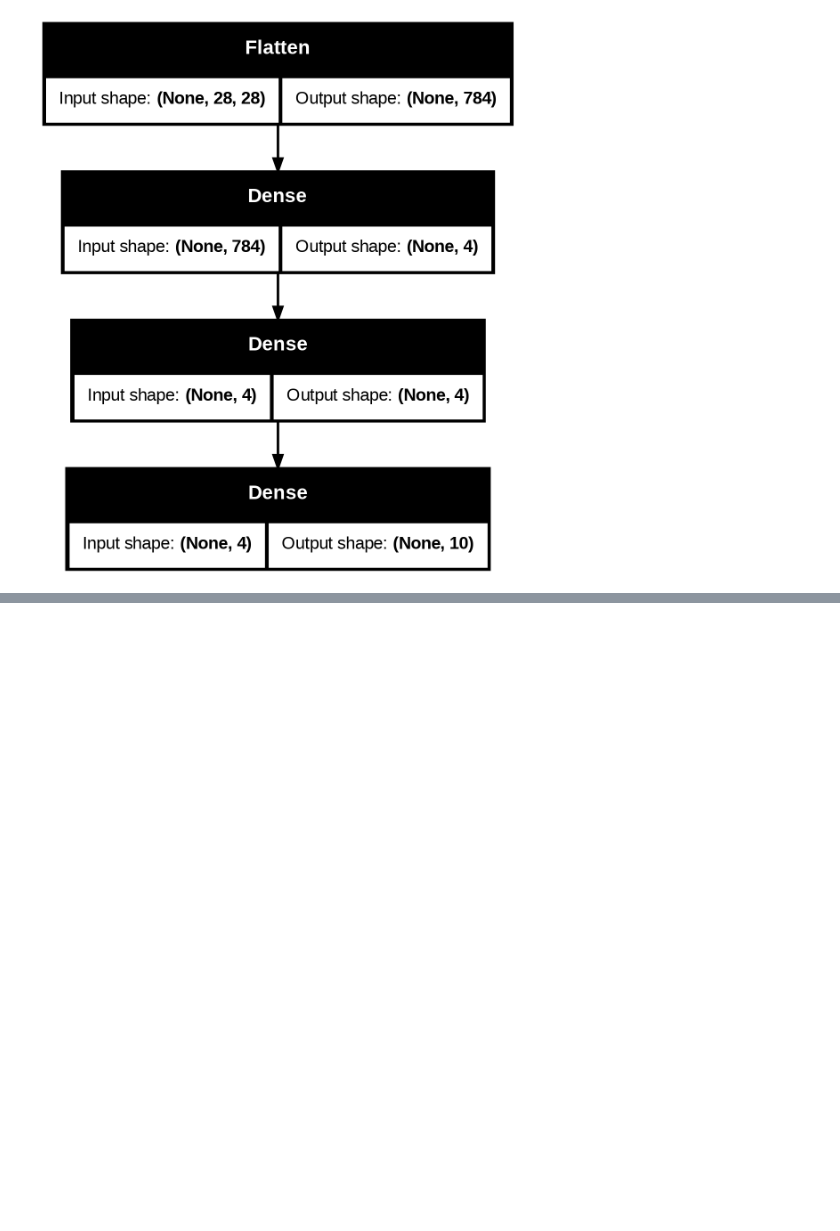
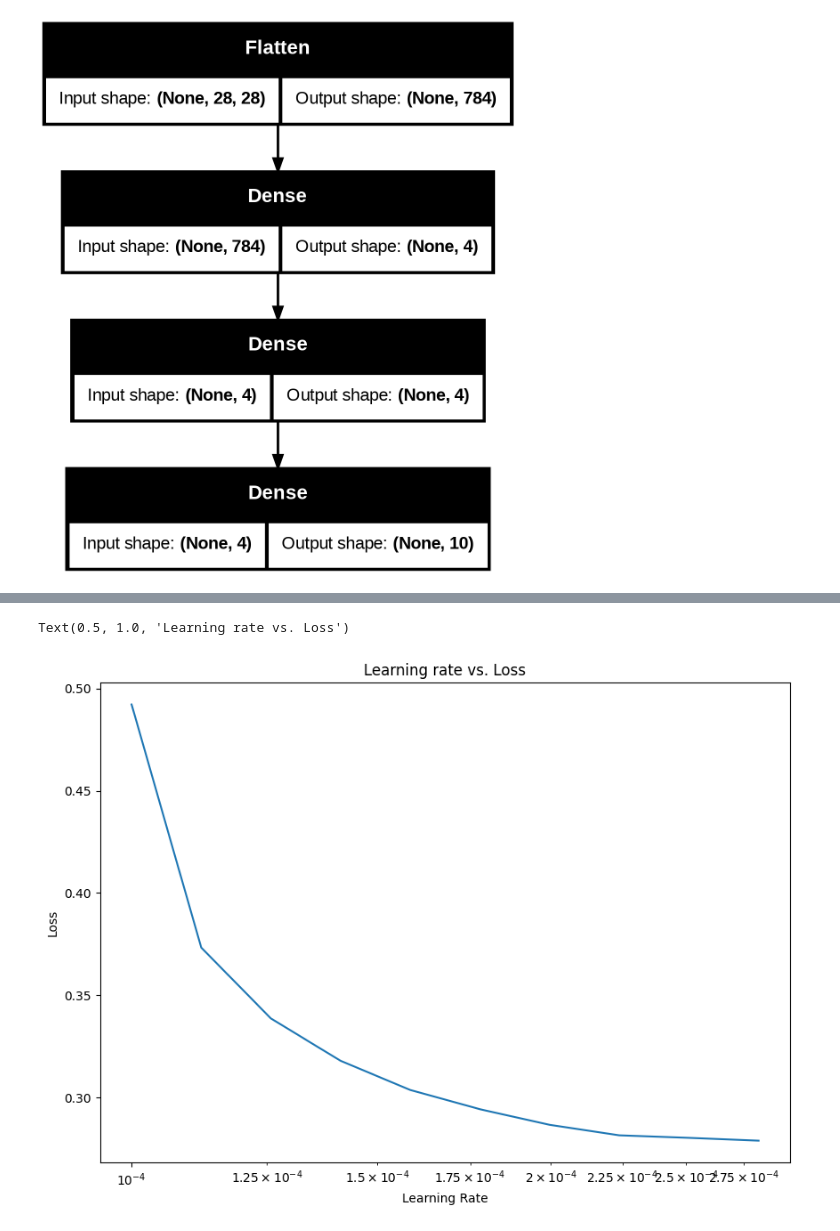
Before and after one commit to mehmetzorlu/tensowflow_bootcamp, a Jupyter notebook: 02_neural_network_classification.ipynb, the cells around one changed output, grey strips where cells are left out. Saved outputs shown, nothing was run; the diff lists cells and outputs as text; code cells hidden in the pictures; blank space fills up the shorter version.

```diff
--- a/02_neural_network_classification.ipynb
+++ b/02_neural_network_classification.ipynb
@@ -1691,0 +1842,4 @@ plot_model(model_14, show_shapes=True)
+# %%
+# Normalize the data
+train_data_norm = train_data / 255.
+test_data_norm = test_data / 255.
@@ -1691,0 +1854,25 @@ plot_model(model_14, show_shapes=True)
+# %%
+# Set the random seed
+tf.random.set_seed(42)
+
+# Create the model
+model_17 = tf.keras.Sequential([
+    tf.keras.layers.Flatten(input_shape=(28,28)),
+    tf.keras.layers.Dense(158, activation="relu"),
+    tf.keras.layers.Dense(10, activation="softmax")
+])
+
+# Compile the model
+model_17.compile(loss=tf.keras.losses.SparseCategoricalCrossentropy(from_logits=True),
+                 optimizer=tf.keras.optimizers.Adam(),
+                 metrics=["accuracy"])
+
+# Create the learning rate callback
+lr_scheduler = tf.keras.callbacks.LearningRateScheduler(lambda epoch: 1e-3 * 10**(epoch/20))
+
+# Fit the model
+find_lr_history = model_17.fit(train_data_norm,
+                               train_labels,
+                               epochs=10,
+                               validation_data=(test_data_norm, test_labels),
+                               callbacks=[lr_scheduler])
@@ -1691,0 +1900,16 @@ plot_model(model_14, show_shapes=True)
+# %%
+import pandas as pd
+import matplotlib.pyplot as plt
+
+# pd.DataFrame(find_lr_history.history).plot(figsize=(10,7), xlabel="epochs")
+
+# Plot the learning rate versus the loss
+lrs = 1e-4 * (10 ** (tf.range(10)/20))
+plt.figure(figsize=(10, 7))
+plt.semilogx(lrs, find_lr_history.history["loss"])
+plt.xlabel("Learning Rate")
+plt.ylabel("Loss")
+plt.title("Learning rate vs. Loss")
+# %% [output]
+Text(0.5, 1.0, 'Learning rate vs. Loss')
+[figure, added]
```
Also changed, not shown: parts of 68 cells of this notebook.
